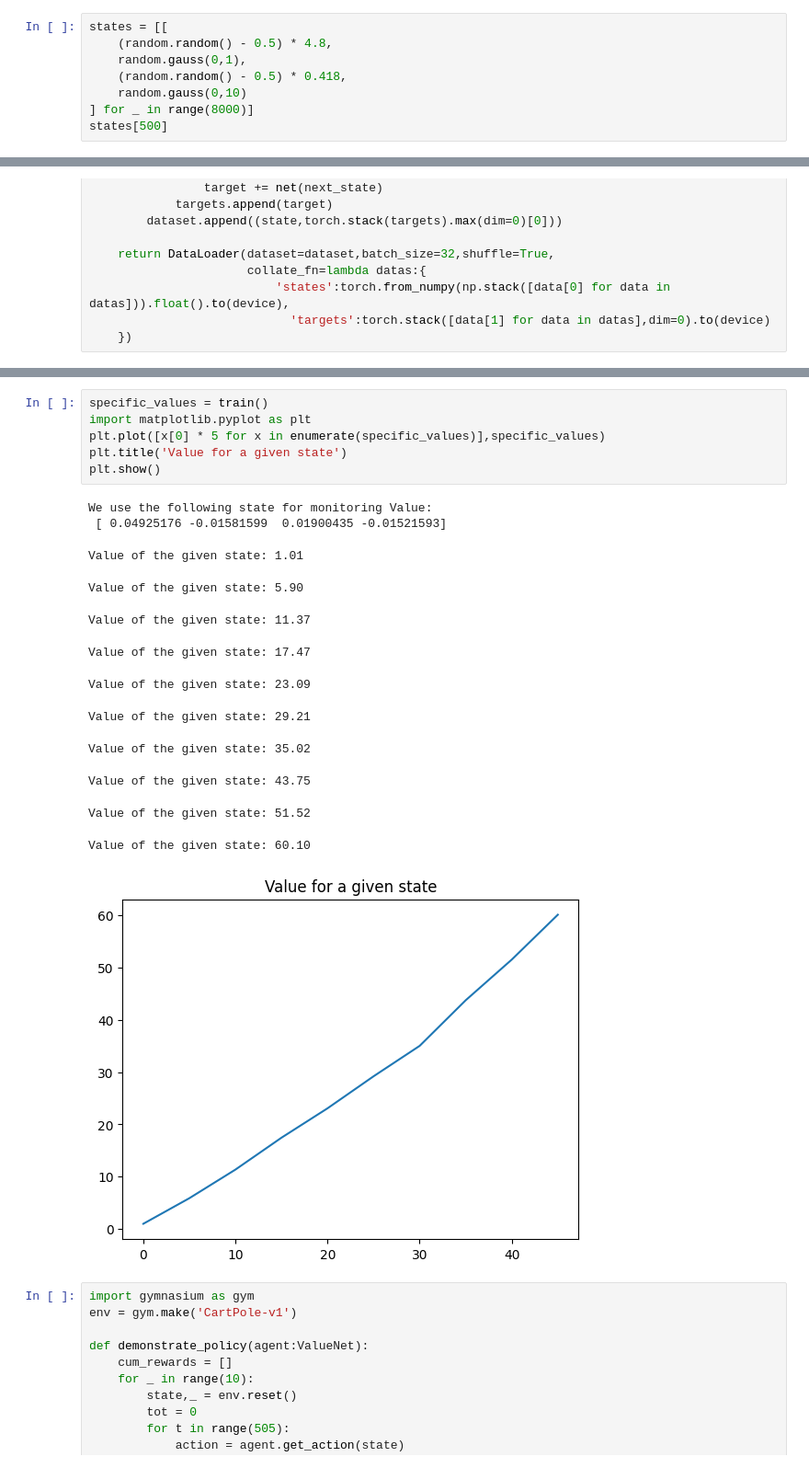
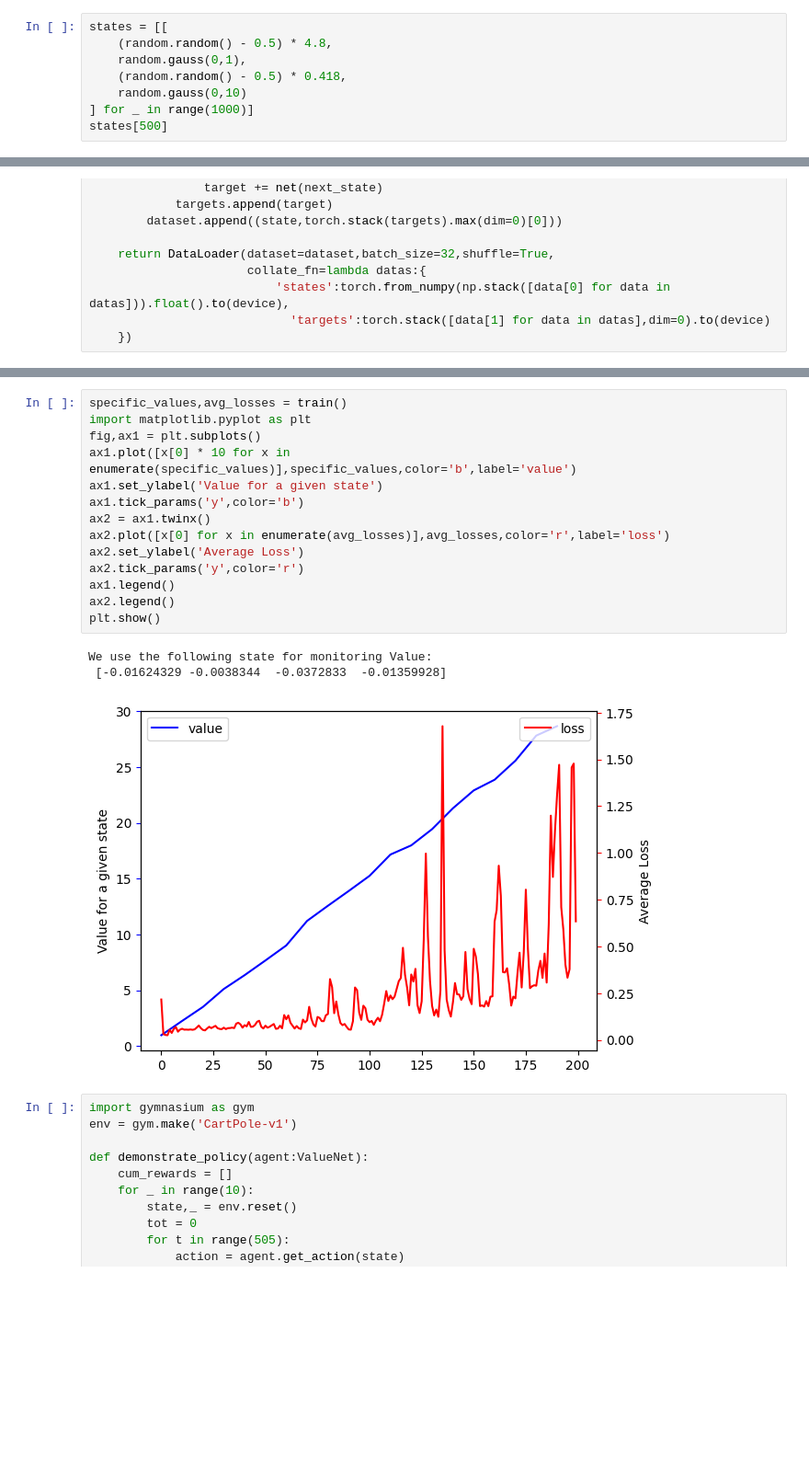
Before and after one commit to Hidden-Hyperparameter/RL-notes, a Jupyter notebook: tutorials/0-intro.ipynb, the cells around one changed output, grey strips where cells are left out. Shown at 92% size. Drawn from its saved outputs; the diff is of its cells as text; blank space fills up the shorter version.

```diff
--- a/tutorials/0-intro.ipynb
+++ b/tutorials/0-intro.ipynb
@@ -1358,7 +1358,7 @@ states = [[
     random.gauss(0,1),
     (random.random() - 0.5) * 0.418,
     random.gauss(0,10)
-] for _ in range(8000)]
+] for _ in range(1000)]
 states[500]
 # %% [output]
 [-1.7123499160160223,
@@ -1463,23 +1464,21 @@ def train():
 # %%
-specific_values = train()
+specific_values,avg_losses = train()
 import matplotlib.pyplot as plt
-plt.plot([x[0] * 5 for x in enumerate(specific_values)],specific_values)
-plt.title('Value for a given state')
+fig,ax1 = plt.subplots()
+ax1.plot([x[0] * 10 for x in enumerate(specific_values)],specific_values,color='b',label='value')
+ax1.set_ylabel('Value for a given state')
+ax1.tick_params('y',color='b')
+ax2 = ax1.twinx()
+ax2.plot([x[0] for x in enumerate(avg_losses)],avg_losses,color='r',label='loss')
+ax2.set_ylabel('Average Loss')
+ax2.tick_params('y',color='r')
+ax1.legend()
+ax2.legend()
 plt.show()
 # %% [output]
 We use the following state for monitoring Value:
- [ 0.04925176 -0.01581599  0.01900435 -0.01521593]
+ [-0.01624329 -0.0038344  -0.0372833  -0.01359928]
-Value of the given state: 1.01
-Value of the given state: 5.90
-Value of the given state: 11.37
-Value of the given state: 17.47
-Value of the given state: 23.09
-Value of the given state: 29.21
-Value of the given state: 35.02
-Value of the given state: 43.75
-Value of the given state: 51.52
-Value of the given state: 60.10
-[figure, old version]
+[figure, new version]
 # %%
 import gymnasium as gym
 env = gym.make('CartPole-v1')
```
Also changed, not shown: parts of 24 cells of this notebook, 2 other files.
